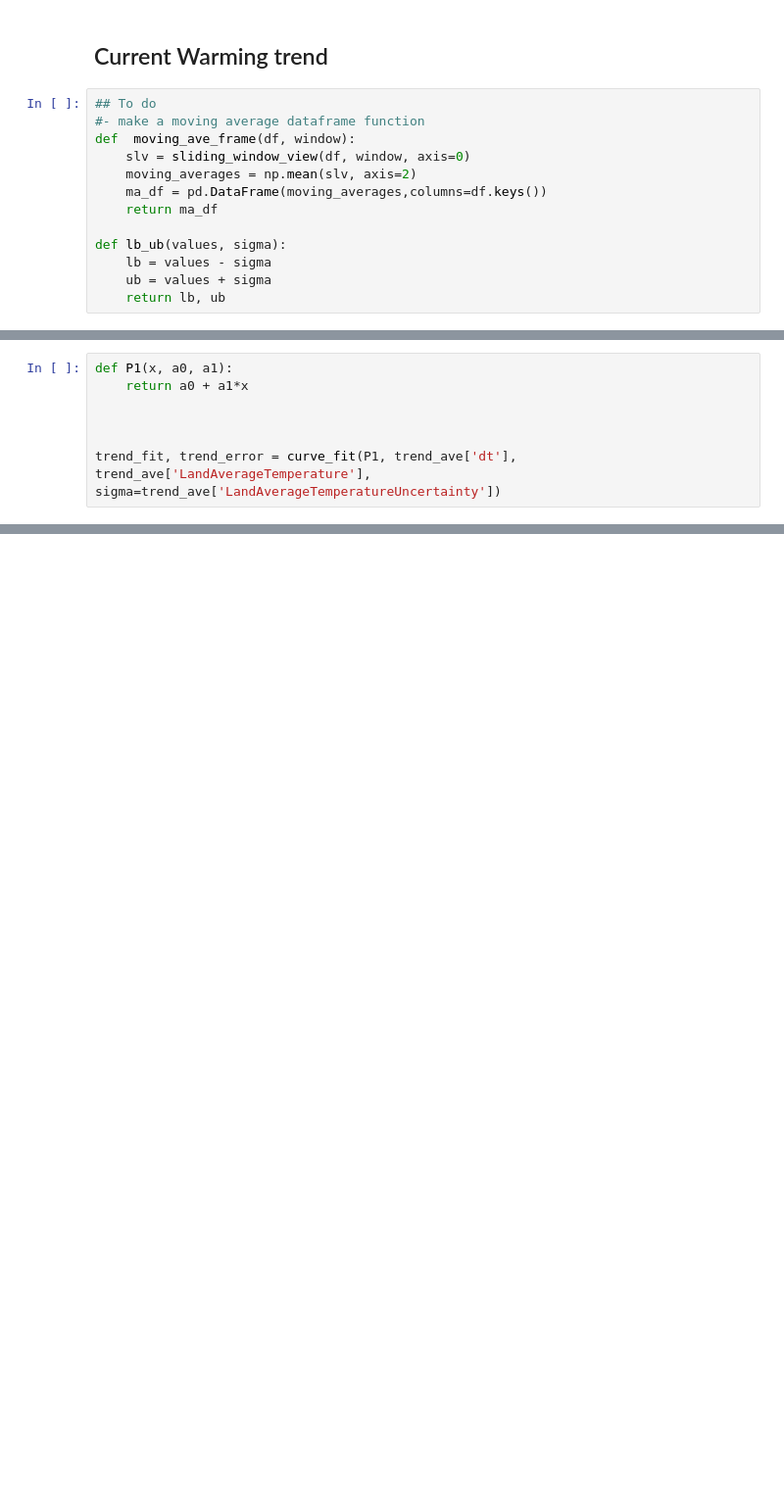
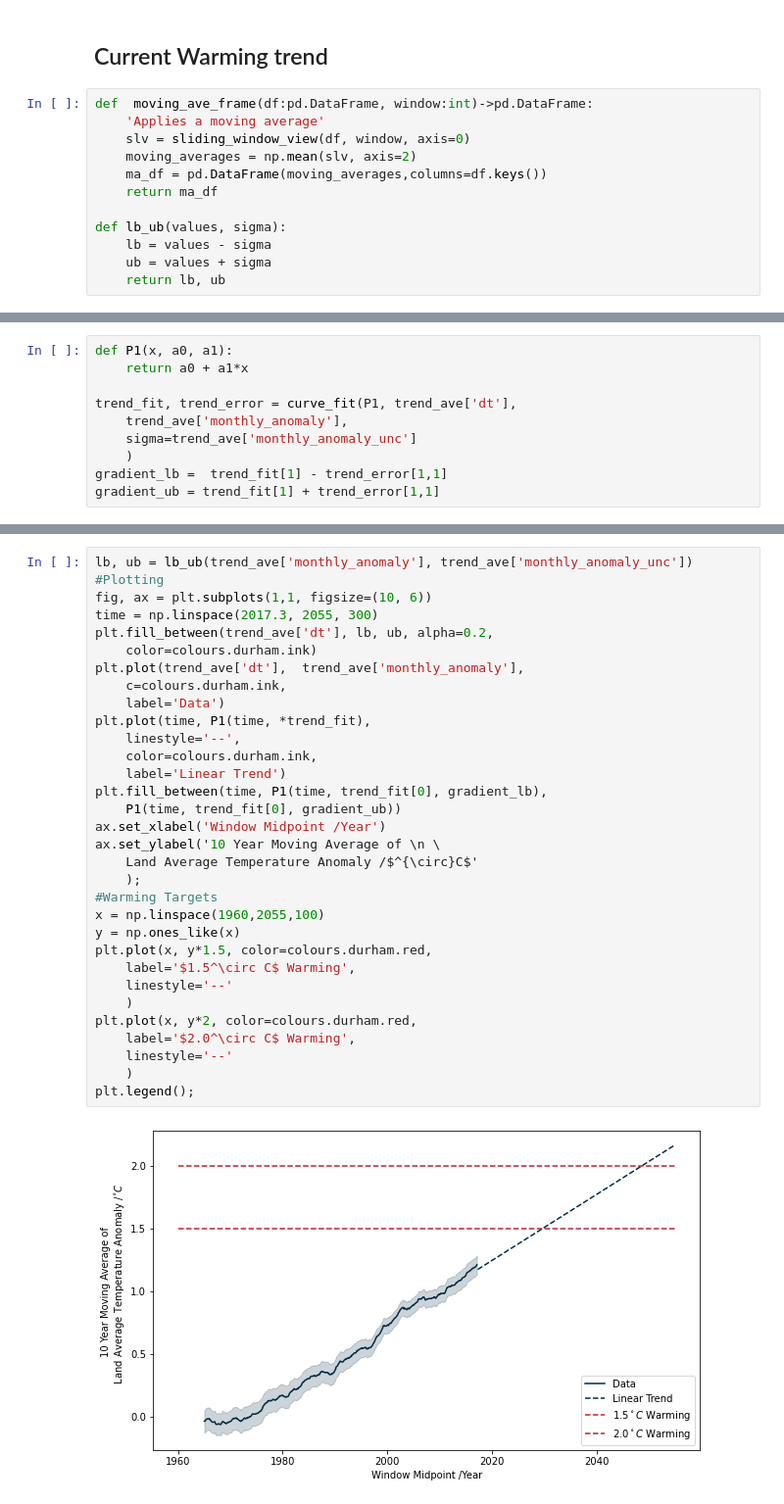
Before and after one commit to seancraven/CDS_book, a Jupyter notebook: _build/jupyter_execute/Chapter_2/baysian.ipynb, the cells around one changed output, grey strips where cells are left out. Shown at 98% size. Drawn from its saved outputs; the diff is of its cells as text; blank space fills up the shorter version.

```diff
--- a/_build/jupyter_execute/Chapter_2/baysian.ipynb
+++ b/_build/jupyter_execute/Chapter_2/baysian.ipynb
@@ -99,9 +95,8 @@ Where $C$ is the concentration of $CO_2$ and $S$ is a fitted sensitivity factor.
 # %% [markdown]
 ## Current Warming trend
 # %%
-## To do
-#- make a moving average dataframe function
-def  moving_ave_frame(df, window):
+def  moving_ave_frame(df:pd.DataFrame, window:int)->pd.DataFrame:
+    'Applies a moving average'
     slv = sliding_window_view(df, window, axis=0)
     moving_averages = np.mean(slv, axis=2)
     ma_df = pd.DataFrame(moving_averages,columns=df.keys())
@@ -119,6 +114,9 @@ lb, ub = lb_ub(trend_ave['LandAverageTemperature'], trend_ave['LandAverageTemper
 def P1(x, a0, a1):
     return a0 + a1*x
 
-
-
-trend_fit, trend_error = curve_fit(P1, trend_ave['dt'], trend_ave['LandAverageTemperature'], sigma=trend_ave['LandAverageTemperatureUncertainty'])
+trend_fit, trend_error = curve_fit(P1, trend_ave['dt'],
+    trend_ave['monthly_anomaly'],
+    sigma=trend_ave['monthly_anomaly_unc']
+    )
+gradient_lb =  trend_fit[1] - trend_error[1,1]
+gradient_ub = trend_fit[1] + trend_error[1,1]
@@ -132,0 +123,34 @@ plt.plot(time, P1(time, *trend_fit))
+# %%
+lb, ub = lb_ub(trend_ave['monthly_anomaly'], trend_ave['monthly_anomaly_unc'])
+#Plotting
+fig, ax = plt.subplots(1,1, figsize=(10, 6))
+time = np.linspace(2017.3, 2055, 300)
+plt.fill_between(trend_ave['dt'], lb, ub, alpha=0.2,
+    color=colours.durham.ink)
+plt.plot(trend_ave['dt'],  trend_ave['monthly_anomaly'],
+    c=colours.durham.ink,
+    label='Data')
+plt.plot(time, P1(time, *trend_fit),
+    linestyle='--',
+    color=colours.durham.ink,
+    label='Linear Trend')
+plt.fill_between(time, P1(time, trend_fit[0], gradient_lb),
+    P1(time, trend_fit[0], gradient_ub))
+ax.set_xlabel('Window Midpoint /Year')
+ax.set_ylabel('10 Year Moving Average of \n \
+    Land Average Temperature Anomaly /$^{\circ}C$'
+    );
+#Warming Targets
+x = np.linspace(1960,2055,100)
+y = np.ones_like(x)
+plt.plot(x, y*1.5, color=colours.durham.red,
+    label='$1.5^\circ C$ Warming',
+    linestyle='--'
+    )
+plt.plot(x, y*2, color=colours.durham.red,
+    label='$2.0^\circ C$ Warming',
+    linestyle='--'
+    )
+plt.legend();
+# %% [output]
+[figure, added]
```
Also changed, not shown: parts of 12 cells of this notebook, 54 other files.
